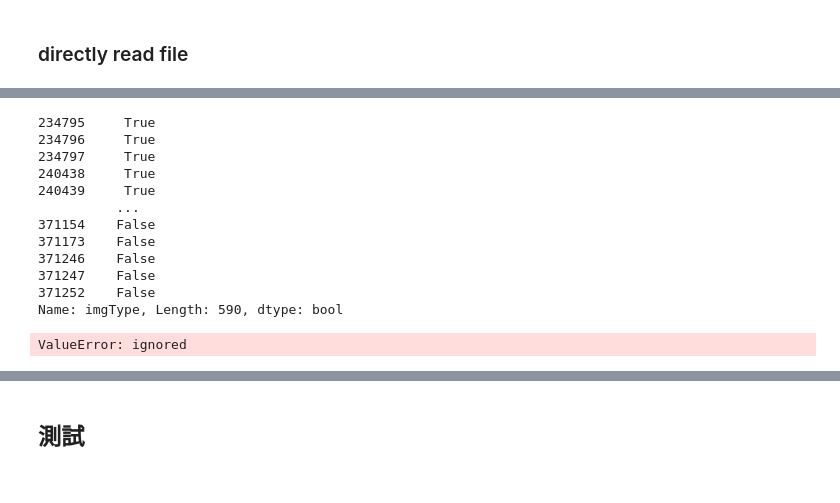
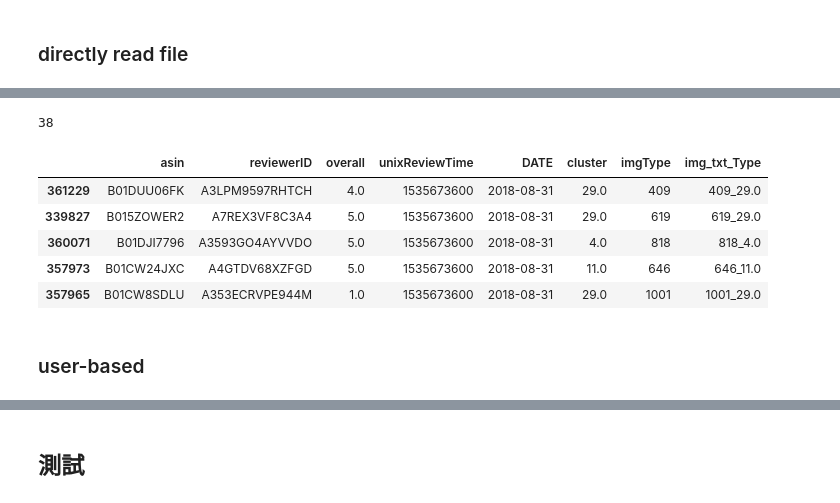
Before and after one commit to RoiWu/data-course-sample, a Jupyter notebook: Collaborative filtering.ipynb, the cells around one changed output, grey strips where cells are left out. Drawn from its saved outputs; the diff is of its cells as text; code cells hidden in the pictures.

```diff
--- a/Collaborative filtering.ipynb
+++ b/Collaborative filtering.ipynb
@@ -616,12 +627,11 @@ ratings = pd.read_csv('/content/ImgClass_wordFilter_ratings.csv')
 ratings["img_txt_Type"] = ratings["imgType"].astype(str).str.cat(ratings["cluster"].astype(str), sep ="_")
 # %%
 ratings_trainings = ratings[
-    # (ratings['DATE'] < '2018-09-01')
-    (ratings['DATE'] >= '2018-08-01') &
-    (ratings['DATE'] <= '2018-08-31')
+    (ratings['DATE'] < '2018-09-01')
+    # (ratings['DATE'] >= '2018-08-01') &
+    # (ratings['DATE'] <= '2018-08-31')
 ]
 ratings_testings = ratings[
     (ratings['DATE'] >= '2018-09-01') &
     (ratings['DATE'] <= '2018-09-30')
 ]
-len(ratings_testings)
@@ -686,9 +637,0 @@ a =
-# %%
-ratings_trainings = ratings[
-    # (ratings['DATE'] < '2018-09-01')
-    (ratings['DATE'] >= '2018-08-01') &
-    (ratings['DATE'] <= '2018-08-31')
-]
-(ratings_trainings.groupby(['cluster'])["overall"].quantile(.6)).index[(ratings_trainings.groupby(['cluster'])["overall"].quantile(.4)==5)]
-# (ratings_testings.groupby(['cluster'])["overall"].quantile(.6)).index[(ratings_testings.groupby(['cluster'])["overall"].quantile(.5)==5) &
-#                                       (ratings_testings.groupby(['cluster']).size()>10)]
@@ -762,21 +637,0 @@ Name: cluster, dtype: int64
-# %%
-
-
-multiCondition(ratings_testings, 'imgType', List=[409, 559, 646, 830])
-# %% [output]
-234795     True
-234796     True
-234797     True
-240438     True
-240439     True
-          ...
-371154    False
-371173    False
-371246    False
-371247    False
-371252    False
-Name: imgType, Length: 590, dtype: bool
-# %%
-[ratings_testings['imgType'] == number for number in [409, 559, 646, 830]
-# %% [output]
-ValueError: ignored
@@ -783,11 +649,16 @@ ValueError: ignored
+# %%
+ratings_trainings = training_data_preClean(ratings_trainings)
 # %%
-def groupData_byKey(data, keys):
-  return pd.DataFrame({'overall':data.groupby(keys)["overall"].median()}).reset_index()
-
-def training_data_preClean(training_data):
-  training_data = (
-      training_data
-      .sort_values("DATE", ascending=False)
-      .groupby(['reviewerID', 'asin']).head(1)
-  )
-  return training_data
+user_old = list(set(ratings_trainings["reviewerID"]) & set(ratings_testings["reviewerID"]))
+print(len(user_old))
+ratings_trainings.head()
+# %% [output]
+38
+|  | asin | reviewerID | overall | unixReviewTime | DATE | cluster | imgType | img_txt_Type |
+| 361229 | B01DUU06FK | A3LPM9597RHTCH | 4.0 | 1535673600 | 2018-08-31 | 29.0 | 409 | 409_29.0 |
+| 339827 | B015ZOWER2 | A7REX3VF8C3A4 | 5.0 | 1535673600 | 2018-08-31 | 29.0 | 619 | 619_29.0 |
+| 360071 | B01DJI7796 | A3593GO4AYVVDO | 5.0 | 1535673600 | 2018-08-31 | 4.0 | 818 | 818_4.0 |
+| 357973 | B01CW24JXC | A4GTDV68XZFGD | 5.0 | 1535673600 | 2018-08-31 | 11.0 | 646 | 646_11.0 |
+| 357965 | B01CW8SDLU | A353ECRVPE944M | 1.0 | 1535673600 | 2018-08-31 | 29.0 | 1001 | 1001_29.0 |
+# %% [markdown]
+### user-based
```
Also changed, not shown: parts of 36 cells of this notebook.
